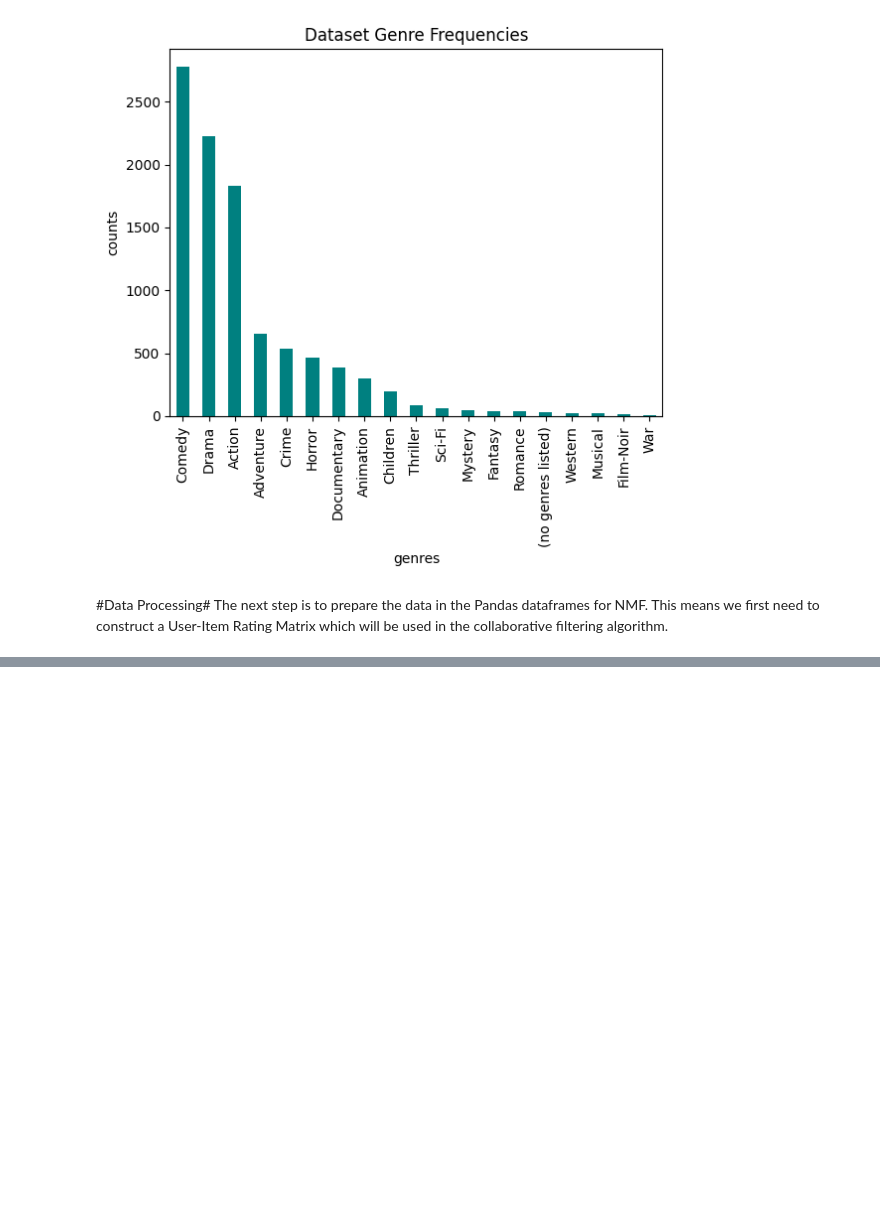
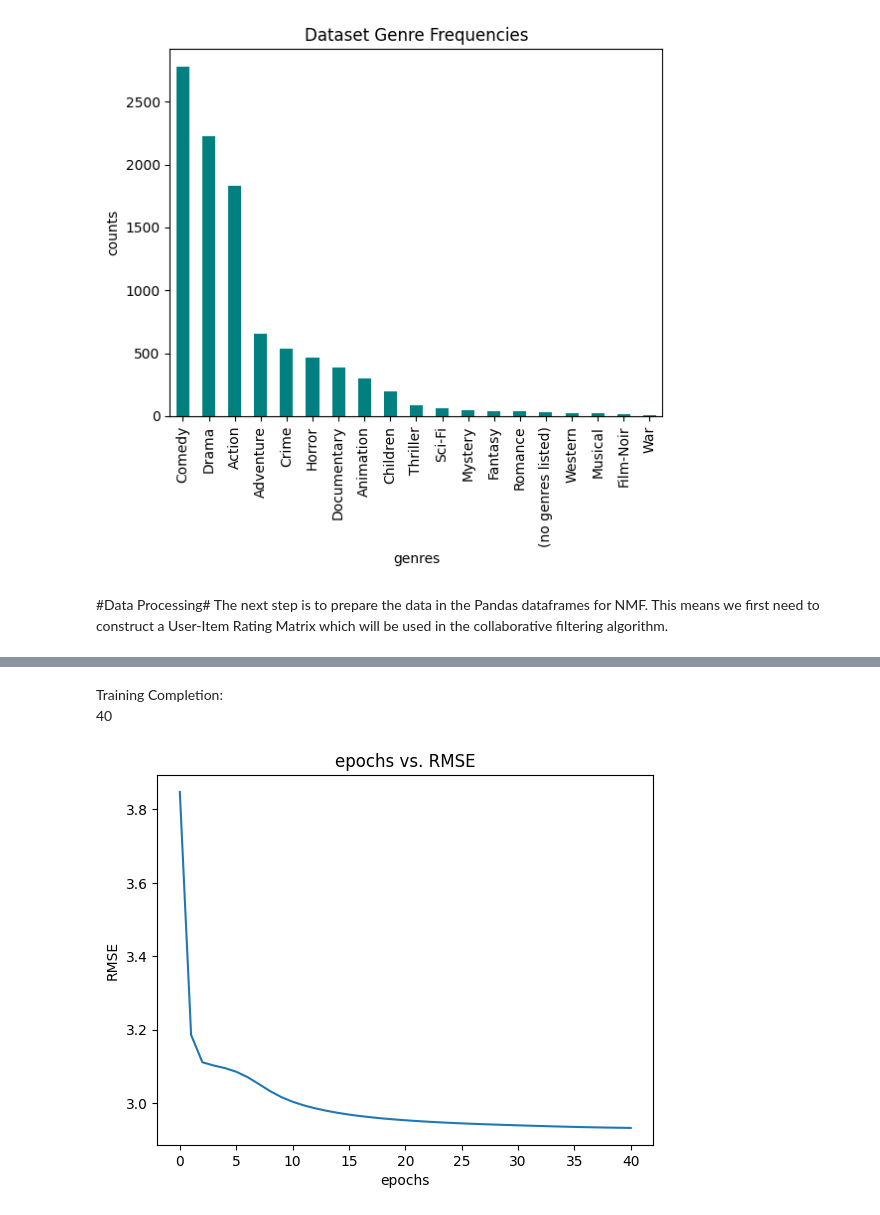
Before and after one commit to tylerheadley/Movie-Recommender-NMF, a Jupyter notebook: MovieRecommender.ipynb, the cells around one changed output, grey strips where cells are left out. Cells and saved outputs as stored; diff of their text form; code cells hidden in the pictures; blank space fills up the shorter version.

```diff
--- a/MovieRecommender.ipynb
+++ b/MovieRecommender.ipynb
@@ -158,3 +169,46 @@ def rmse(R_hat, validation_set):
     sum += (rating[0] - R_hat[rating[1]][rating[2]])**2
 
   return math.sqrt(sum/validation_set_size)
+# %%
+# code from Prof Haddock's multiplicative updates tutorial, adapted to work with our data matrix
+# we will improve on this algorithm by encouraging the factor matrices to remain sparse
+def mult_ups(X, validation_set, k, M = 10):
+  eps_divide = 1e-6                                                 #define a small number to ensure we never divide by 0
+  m,N = np.shape(X)                                                 #determine the size of X for initializing A and S
+
+  if M < 1:
+    raise Exception("Not a valid number of iterations.")            #error if number of iterations is less than 1
+
+  A = np.abs(np.random.randn(m,k))                                  #initialize factor matrices
+  S = np.abs(np.random.randn(k,N))
+
+  fro_errors = [np.linalg.norm(X-A@S,'fro')**2]                         #initialize error array
+  rmse_errors = [rmse(A@S, validation_set)]
+
+  out = display(progress(0, M), display_id=True)
+  for i in range(M):
+    A = A*((X@np.transpose(S))/(A@S@np.transpose(S) + eps_divide))   #update for A
+    S = S*((np.transpose(A)@X)/(np.transpose(A)@A@S + eps_divide))  #update for S
+
+    fro_errors.append(np.linalg.norm(X-A@S,'fro')**2)                   #record error
+    rmse_errors.append(rmse(A@S, validation_set))
+
+    out.update(progress(i+1, M))
+
+  return A, S, np.array(fro_errors), rmse_errors
+
+P, Q, fro_errors, rmse_errors = mult_ups(rating_matrix, validation_set, 10, M = 40)
+X_hat = P@Q
+
+plt.plot(range(len(rmse_errors)), rmse_errors)
+
+# add labels and title
+plt.xlabel('epochs')
+plt.ylabel('RMSE')
+plt.title('epochs vs. RMSE')
+
+plt.show()
+# %% [output]
+Training Completion:
+40
+[figure, added]
```
Also changed, not shown: parts of 29 cells of this notebook.
